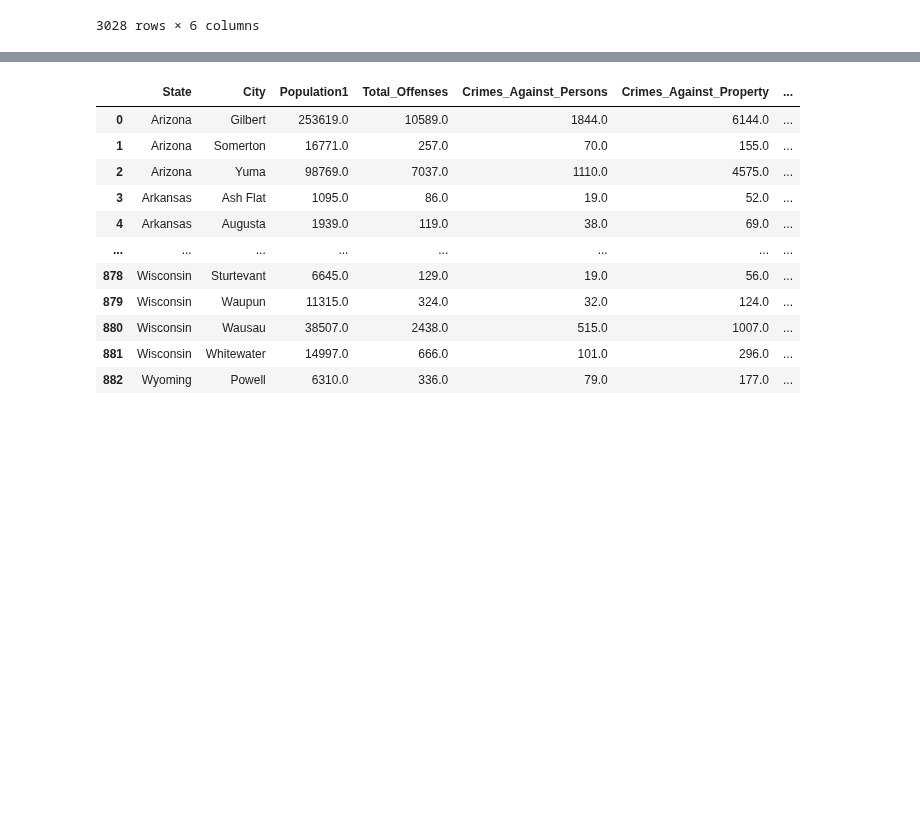
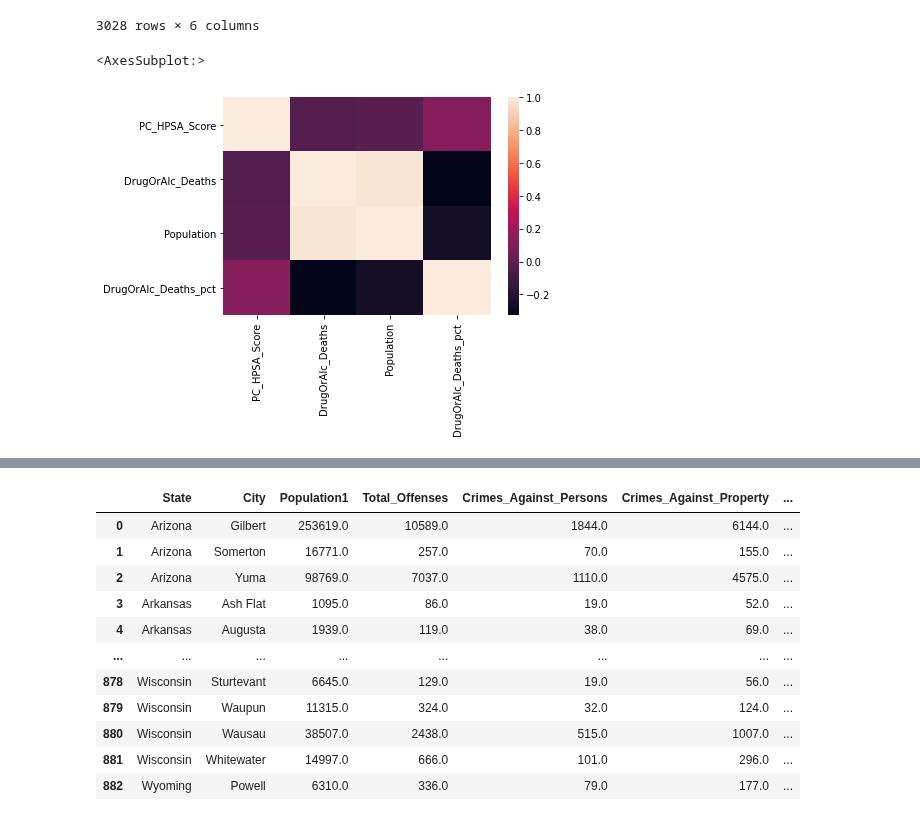
Before and after one commit to harte3/JAG-Hackathon-Team2, a Jupyter notebook: Combined_datasets.ipynb, the cells around one changed output, grey strips where cells are left out. Drawn from its saved outputs; the diff is of its cells as text; code cells hidden in the pictures; blank space fills up the shorter version.

```diff
--- a/Combined_datasets.ipynb
+++ b/Combined_datasets.ipynb
@@ -26,0 +112,7 @@ Unique Counties 3210
+# %%
+df_hpsa_pc = df_hpsa_pc[(df_hpsa_pc['Designation Type']=="HPSA Population") |
+                        (df_hpsa_pc["Designation Type"]=="Geographic HPSA") |
+                        (df_hpsa_pc["Designation Type"]=="High Needs Geographic HPSA")
+                       ]
+
+len(df_hpsa_pc)
@@ -316,3 +435,16 @@ combined_df_counties
 | 3026 | Zavala County, TX | 17.000000 | 521 | 45197 | 0.011527 | 2018-2021 |
 | 3027 | Ziebach County, SD | 6.923077 | 99 | 21068 | 0.004699 | 2018-2021 |
 3028 rows × 6 columns
+# %%
+numeric_columns = combined_df_counties.select_dtypes(include=[np.number])
+
+# Calculate correlation matrix for numeric columns
+correlation_matrix = numeric_columns.corr()
+
+# Display the correlation matrix (optional)
+import seaborn as sns
+
+sns.heatmap(correlation_matrix)
+# %% [output]
+<AxesSubplot:>
+[figure, added]
```
Also changed, not shown: parts of 16 cells of this notebook, 7 other files.
